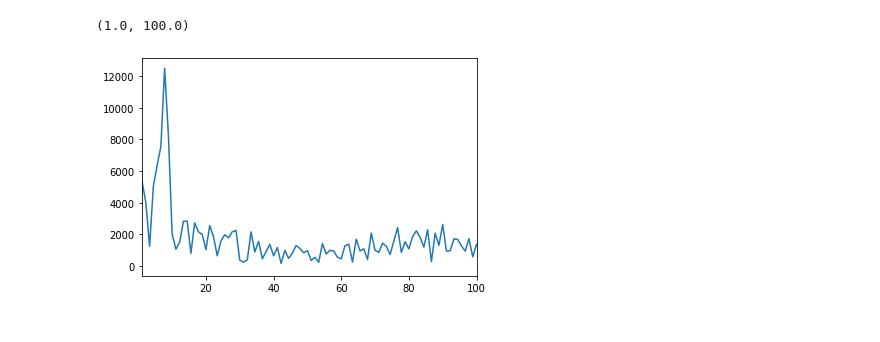
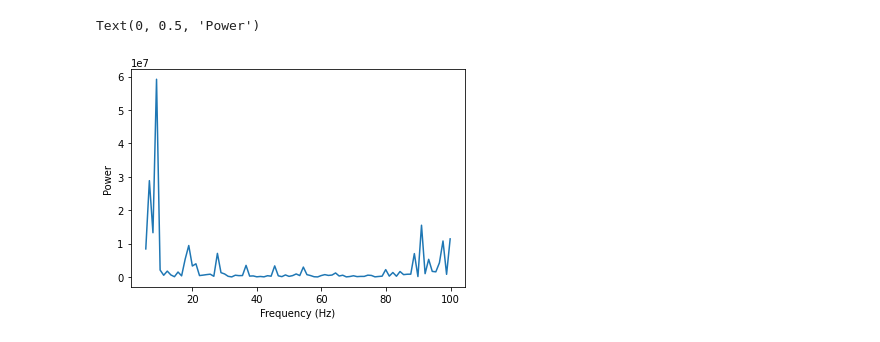
Before and after one commit to ntolley/bayesian_surrogates, a Jupyter notebook: surrogate_network.ipynb, the cells around one changed output. Saved outputs shown, nothing was run; the diff lists cells and outputs as text; code cells hidden in the pictures.

```diff
--- a/surrogate_network.ipynb
+++ b/surrogate_network.ipynb
@@ -130,7 +130,7 @@ class SurrGradSpike(torch.autograd.Function):
     as this was done in Zenke & Ganguli (2018).
     """
 
-    scale = 100.0 # controls steepness of surrogate gradient
+    scale = 1000.0 # controls steepness of surrogate gradient
 
     @staticmethod
     def forward(ctx, input):
@@ -462,7 +402,7 @@ plt.figure(figsize=(14, 18))
 for idx, cell_type in enumerate(['L2_basket', 'L2_pyramidal', 'L5_basket', 'L5_pyramidal']):
     out = pred_y[idx][:,:,0].detach().cpu().numpy()
 
-    plt.subplot(5, 1, idx+1)
+    plt.subplot(6, 1, idx+1)
     pred_trace = out[:,0]
     plt.plot(np.linspace(0, pred_trace.size * 0.5, pred_trace.size), pred_trace, c=f'C{idx}', label=cell_type)
 
@@ -472,9 +412,14 @@ for idx, cell_type in enumerate(['L2_basket', 'L2_pyramidal', 'L5_basket', 'L5_p
     cell_spike_indices = np.where(cell_spikes > 0)
     offset =  list(net.gid_ranges[cell_type])[0]
 
-    plt.subplot(5, 1, 5)
+    plt.subplot(6, 1, 6)
     plt.scatter(cell_spike_indices[0] * 0.5, cell_spike_indices[1] + offset, c=f'C{idx}', marker='|', label=cell_type)
 
+plt.subplot(6,1,5)
+dpl_trace = dpl.detach().cpu().numpy()
+plt.plot(np.linspace(0, dpl_trace.size * 0.5, dpl_trace.size), dpl_trace, c='k', label='dpl')
+
+plt.subplot(6,1,6)
 plt.gca().invert_yaxis()
 plt.legend()
 # %% [output]
@@ -505,6 +441,0 @@ plt.colorbar()
-# %%
-with torch.no_grad():
-    model.eval()
-    input_spikes = model.init_input_spikes(n_samples=2000).to(device).requires_grad_(False)
-    pred_y = model(input_spikes)
-pred_y_np = pred_y.unsqueeze(2).detach().cpu().numpy()
@@ -557,0 +442,16 @@ freq = torch.fft.rfftfreq(pred_y.size(0), dt / 1e3)
+# %%
+# Make input spike dict initialized with prox/distal noisy drive
+input_spike_dict = dict()
+for cell_type in net.cell_types:
+    gid_list = net.gid_ranges[cell_type]
+    input_spike_dict[cell_type] = torch.from_numpy(
+        np.stack([network_data_drive.input_spike_dict[gid].T for gid in gid_list])).float()[:, :, :].to(device)
+
+with torch.no_grad():
+    model.eval()
+    pred_y = model(input_spike_dict['L5_pyramidal'].clone(), input_spike_dict['L2_pyramidal'].clone(),
+                    input_spike_dict['L5_basket'].clone(), input_spike_dict['L2_basket'].clone())
+
+dpl = pred_y[1][:,:,1].mean(axis=1) + pred_y[3][:,:,1].mean(axis=1)
+out_fft = torch.fft.rfft(dpl).abs() ** 2
+freq = torch.fft.rfftfreq(pred_y[1].size(0), dt / 1e3)
@@ -558,6 +486,8 @@ freq = torch.fft.rfftfreq(pred_y.size(0), dt / 1e3)
 # %%
-plt.plot(freq.detach().cpu().numpy(), out_fft.detach().cpu().numpy())
-plt.xlim(1, 100)
+mask = np.logical_and(freq > 5, freq < 100).numpy().astype(bool)
+plt.plot(freq.detach().cpu().numpy()[mask], out_fft.detach().cpu().numpy()[mask])
+plt.xlabel('Frequency (Hz)')
+plt.ylabel('Power')
 # %% [output]
-(1.0, 100.0)
+Text(0, 0.5, 'Power')
-[figure, old version]
+[figure, new version]
```
Also changed, not shown: parts of 24 cells of this notebook.
